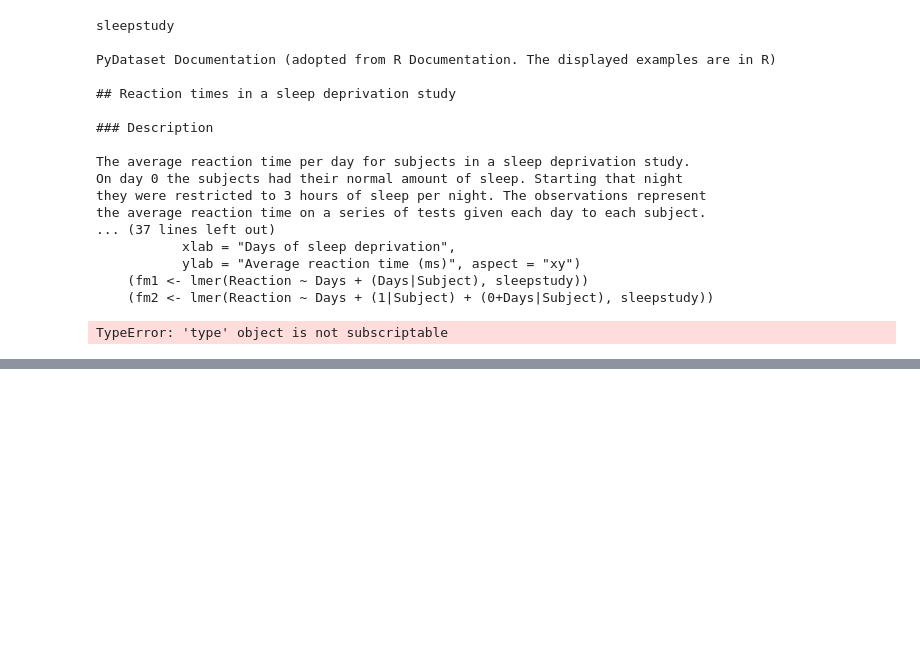
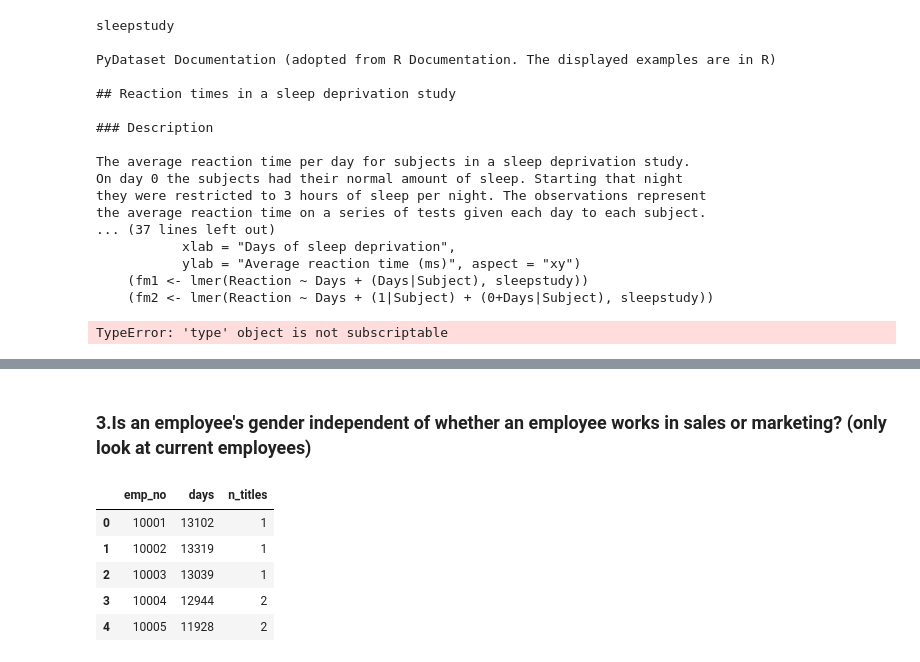
Before and after one commit to codyclonts/statistics-exercises, a Jupyter notebook: hypothesis_testing.ipynb, the cells around one changed output, grey strips where cells are left out. Cells and saved outputs as stored; diff of their text form; code cells hidden in the pictures; blank space fills up the shorter version.

```diff
--- a/hypothesis_testing.ipynb
+++ b/hypothesis_testing.ipynb
@@ -193,0 +311,11 @@ TypeError: 'type' object is not subscriptable
+# %% [markdown]
+### 3.Is an employee's gender independent of whether an employee works in sales or marketing? (only look at current employees)
+# %%
+df_employees.head()
+# %% [output]
+|  | emp_no | days | n_titles |
+| 0 | 10001 | 13102 | 1 |
+| 1 | 10002 | 13319 | 1 |
+| 2 | 10003 | 13039 | 1 |
+| 3 | 10004 | 12944 | 2 |
+| 4 | 10005 | 11928 | 2 |
```
Also changed, not shown: parts of 34 cells of this notebook.
